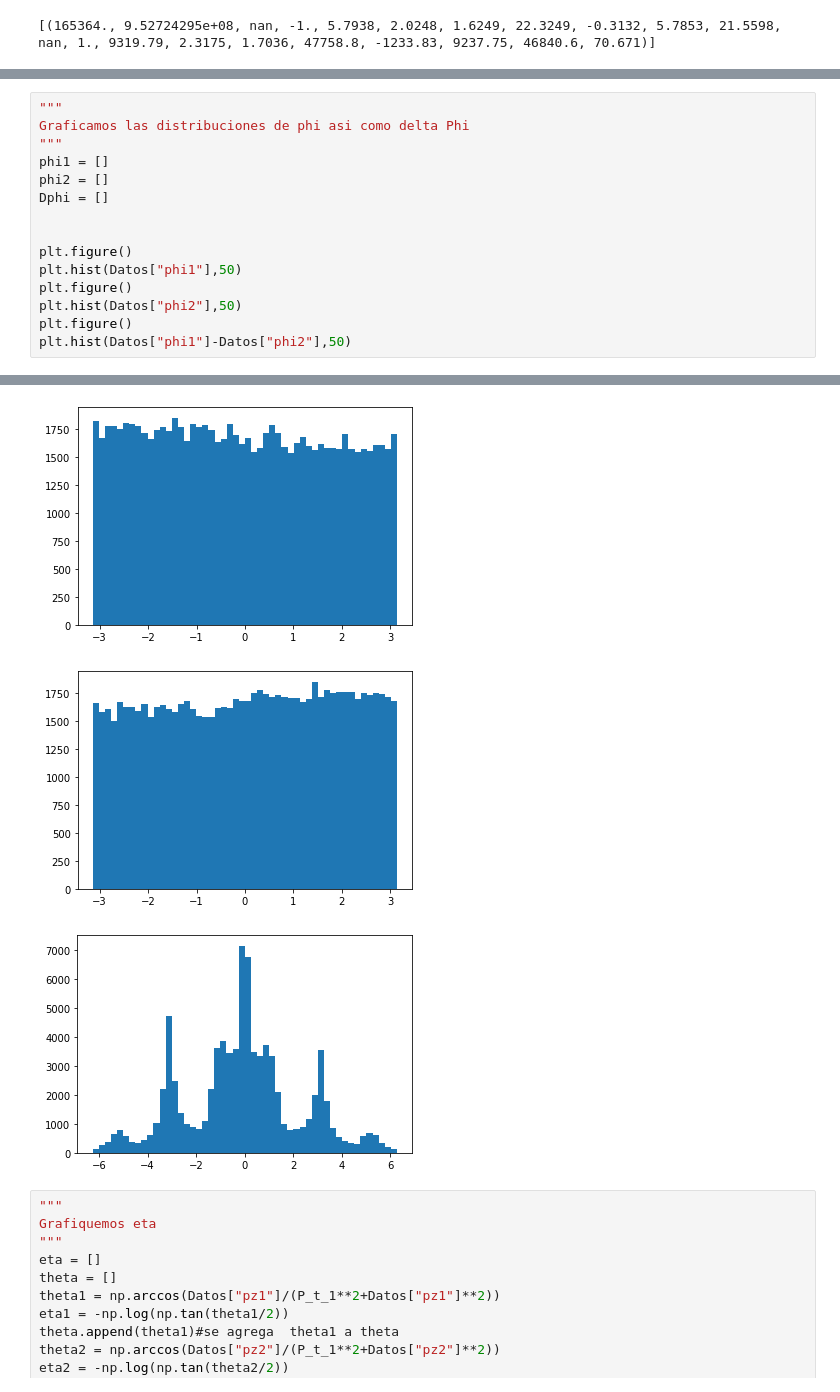
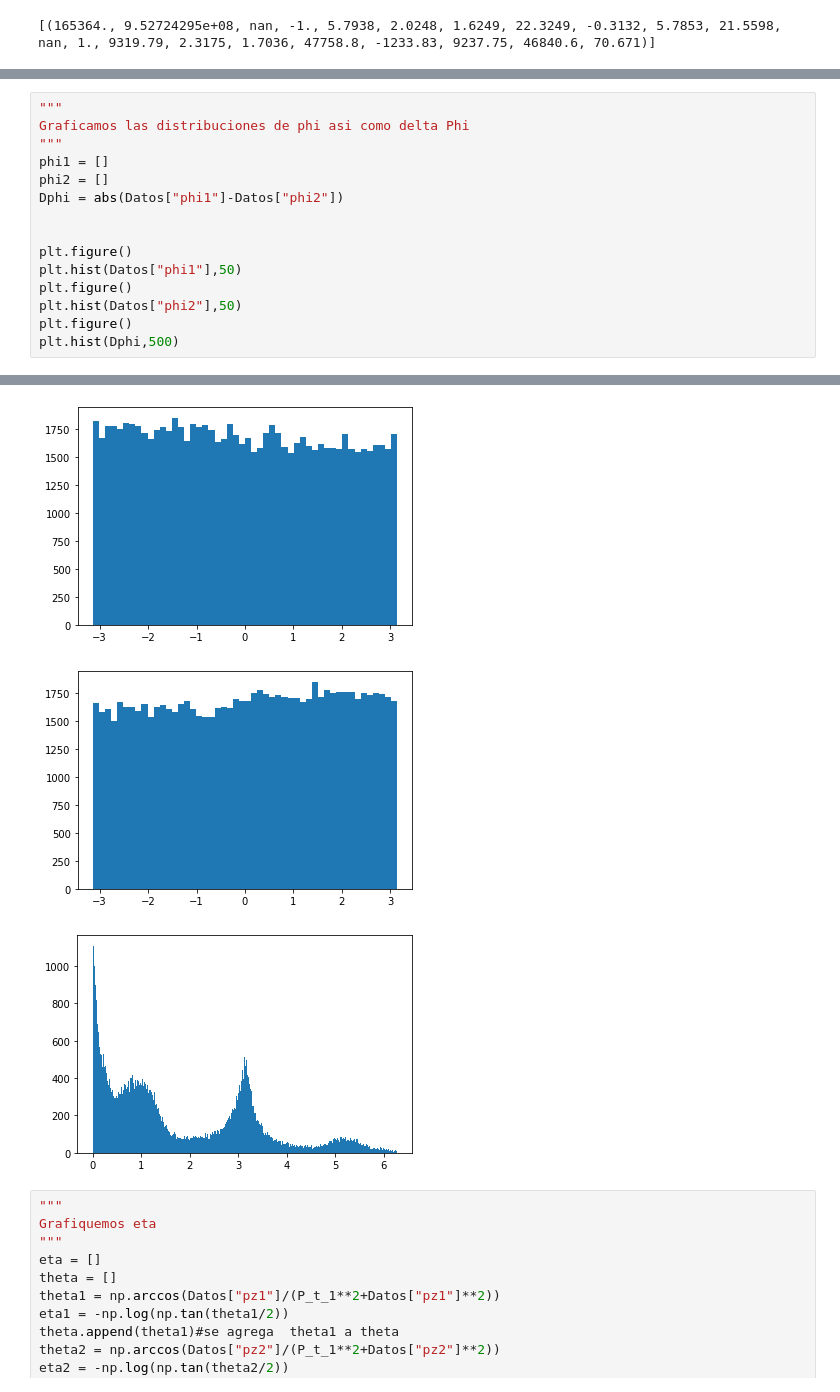
Before and after one commit to fisicadeparticulas/20211026_analsisdeopendatacms-AlejRamos, a Jupyter notebook: Copia_de_Copia_de_MasaSample1.ipynb, the cells around one changed output, grey strips where cells are left out. Cells and saved outputs as stored; diff of their text form.

```diff
--- a/Copia_de_Copia_de_MasaSample1.ipynb
+++ b/Copia_de_Copia_de_MasaSample1.ipynb
@@ -124,7 +124,7 @@ Graficamos las distribuciones de phi asi como delta Phi
 """
 phi1 = []
 phi2 = []
-Dphi = []
+Dphi = abs(Datos["phi1"]-Datos["phi2"])
 
 
 plt.figure()
@@ -132,5 +132,5 @@ plt.hist(Datos["phi1"],50)
 plt.figure()
 plt.hist(Datos["phi2"],50)
 plt.figure()
-plt.hist(Datos["phi1"]-Datos["phi2"],50)
+plt.hist(Dphi,500)
 # %% [output]
@@ -157,6 +154,6 @@ plt.hist(Datos["phi1"]-Datos["phi2"],50)
 [figure]
 [figure]
-[figure, old version]
+[figure, new version]
 # %%
 """
 Grafiquemos eta
```
Also changed, not shown: parts of 3 cells of this notebook.
